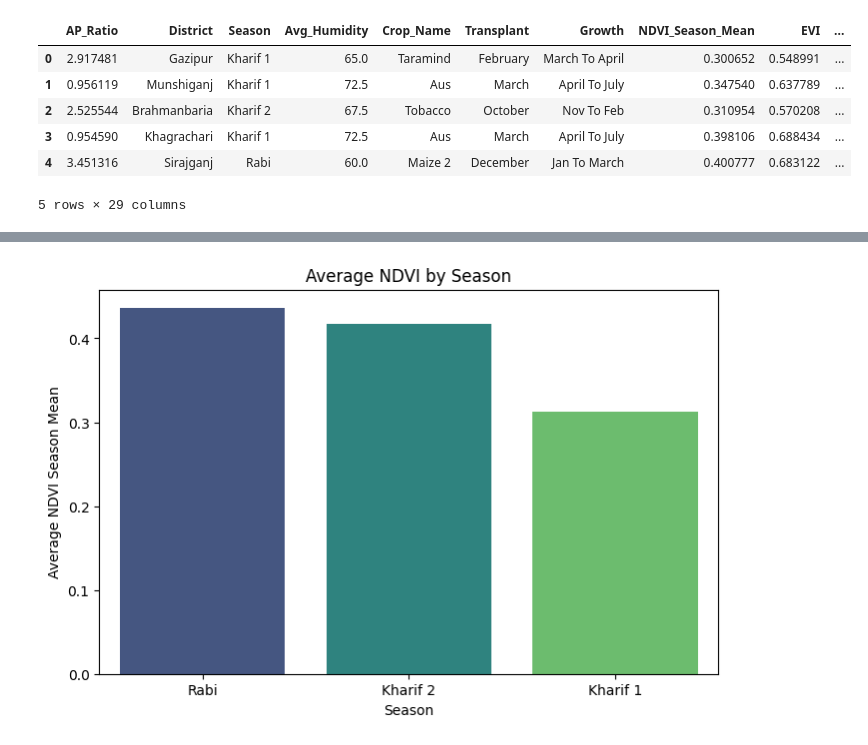
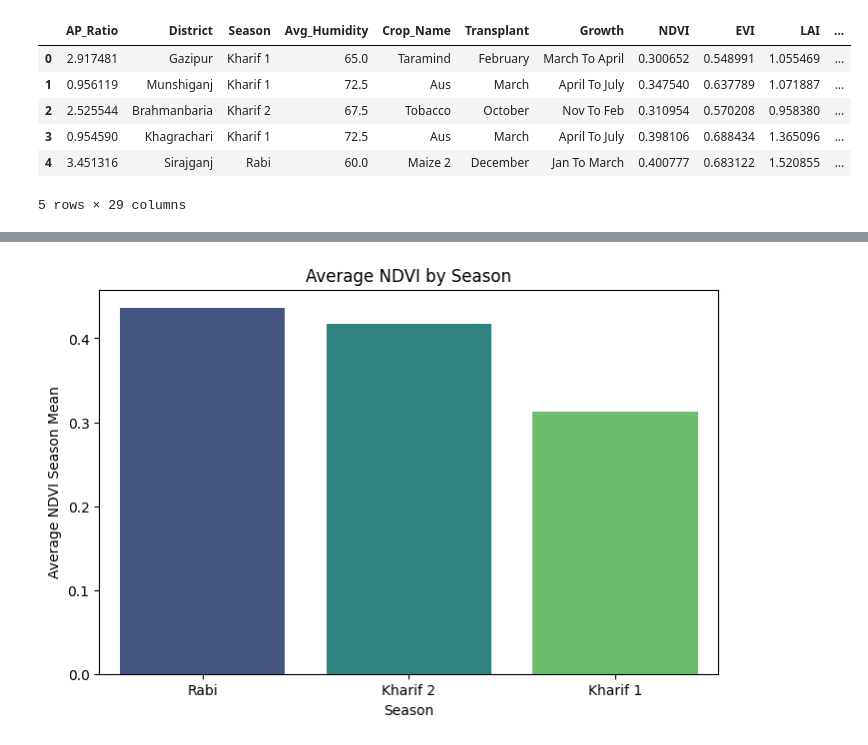
Before and after one commit to AKANEMO22/ADY201m---SU26, a Jupyter notebook: 3. EDA/EDA.ipynb, the cells around one changed output, grey strips where cells are left out. Drawn from its saved outputs; the diff is of its cells as text; code cells hidden in the pictures.

```diff
--- a/3. EDA/EDA.ipynb
+++ b/3. EDA/EDA.ipynb
@@ -1,22 +1,22 @@
 # %%
 import pandas as pd
 import numpy as np
 import matplotlib.pyplot as plt
 import seaborn as sns
 import plotly.express as px
 
 df = pd.read_csv("Agri_Data_Cleaned.csv")
 
-target = "NDVI_Season_Mean"
+target = "NDVI"
 
 df.head()
 # %% [output]
-|  | AP_Ratio | District | Season | Avg_Humidity | Crop_Name | Transplant | Growth | NDVI_Season_Mean | EVI | ... |
-| 0 | 2.917481 | Gazipur | Kharif 1 | 65.0 | Taramind | February | March To April | 0.300652 | 0.548991 | ... |
-| 1 | 0.956119 | Munshiganj | Kharif 1 | 72.5 | Aus | March | April To July | 0.347540 | 0.637789 | ... |
-| 2 | 2.525544 | Brahmanbaria | Kharif 2 | 67.5 | Tobacco | October | Nov To Feb | 0.310954 | 0.570208 | ... |
-| 3 | 0.954590 | Khagrachari | Kharif 1 | 72.5 | Aus | March | April To July | 0.398106 | 0.688434 | ... |
-| 4 | 3.451316 | Sirajganj | Rabi | 60.0 | Maize 2 | December | Jan To March | 0.400777 | 0.683122 | ... |
+|  | AP_Ratio | District | Season | Avg_Humidity | Crop_Name | Transplant | Growth | NDVI | EVI | LAI | ... |
+| 0 | 2.917481 | Gazipur | Kharif 1 | 65.0 | Taramind | February | March To April | 0.300652 | 0.548991 | 1.055469 | ... |
+| 1 | 0.956119 | Munshiganj | Kharif 1 | 72.5 | Aus | March | April To July | 0.347540 | 0.637789 | 1.071887 | ... |
+| 2 | 2.525544 | Brahmanbaria | Kharif 2 | 67.5 | Tobacco | October | Nov To Feb | 0.310954 | 0.570208 | 0.958380 | ... |
+| 3 | 0.954590 | Khagrachari | Kharif 1 | 72.5 | Aus | March | April To July | 0.398106 | 0.688434 | 1.365096 | ... |
+| 4 | 3.451316 | Sirajganj | Rabi | 60.0 | Maize 2 | December | Jan To March | 0.400777 | 0.683122 | 1.520855 | ... |
 5 rows × 29 columns
 # %%
 print(df.shape)
```
Also changed, not shown: parts of 16 cells of this notebook, 23 other files.
